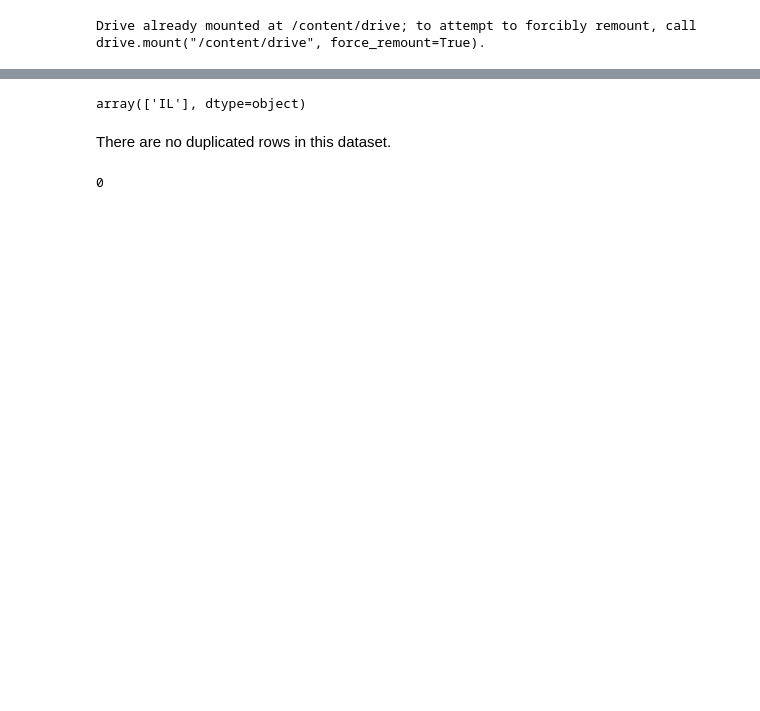
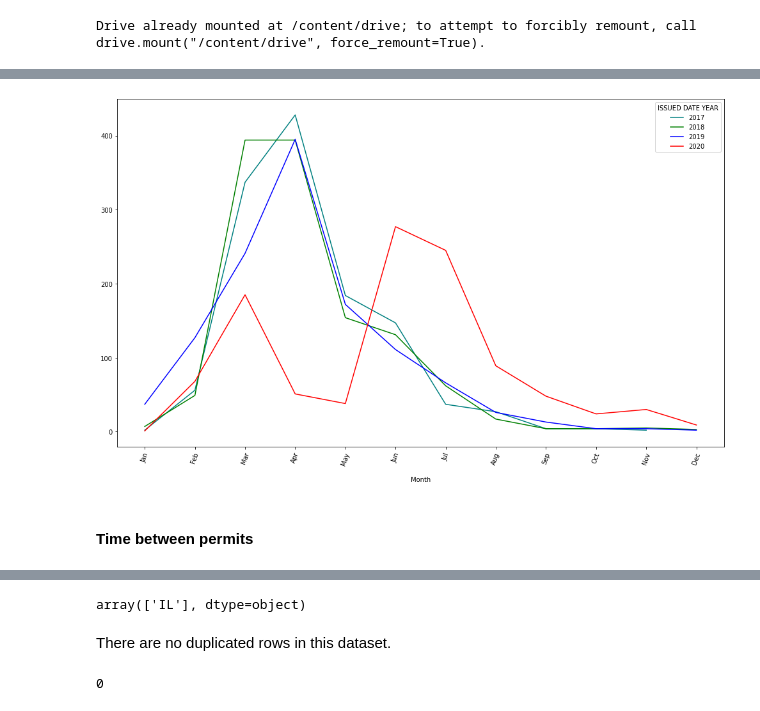
Before and after one commit to cammoore41/Chicago-Sidewalks, a Jupyter notebook: Sidewalk_Cafe_EDA.ipynb, the cells around one changed output, grey strips where cells are left out. Cells and saved outputs as stored; diff of their text form; code cells hidden in the pictures; blank space fills up the shorter version.

```diff
--- a/Sidewalk_Cafe_EDA.ipynb
+++ b/Sidewalk_Cafe_EDA.ipynb
@@ -398,0 +204,3 @@ memory usage: 2.7+ MB
+# %%
+last_four_years=last_four_years.reindex(months_in_order)
+last_four_years
@@ -398,0 +222,9 @@ memory usage: 2.7+ MB
+# %%
+last_four_years.plot(kind='line', figsize=(17, 10), color=['teal','green', 'blue', 'red'])
+plt.xlabel('Month', labelpad=16)
+plt.xticks(np.arange(12), last_four_years.index, rotation=70)
+plt.show()
+# %% [output]
+[figure, added]
+# %% [markdown]
+#### Time between permits
```
Also changed, not shown: parts of 80 cells of this notebook.
